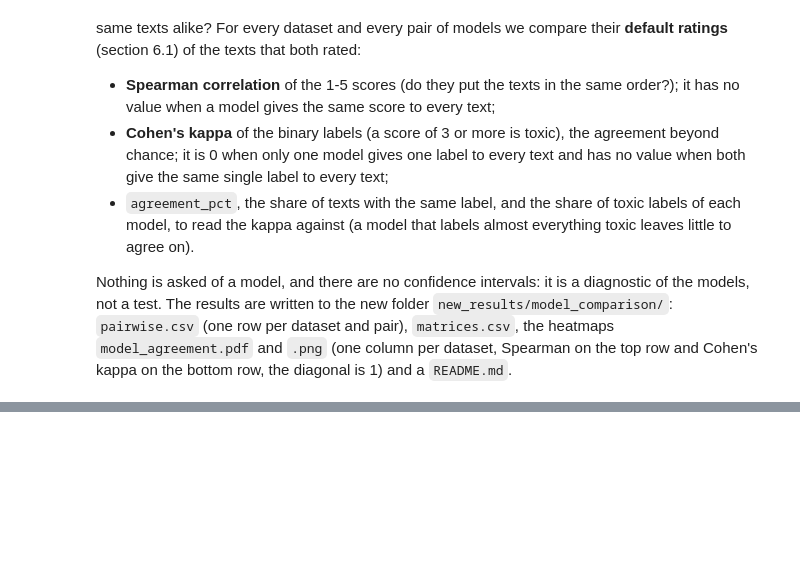
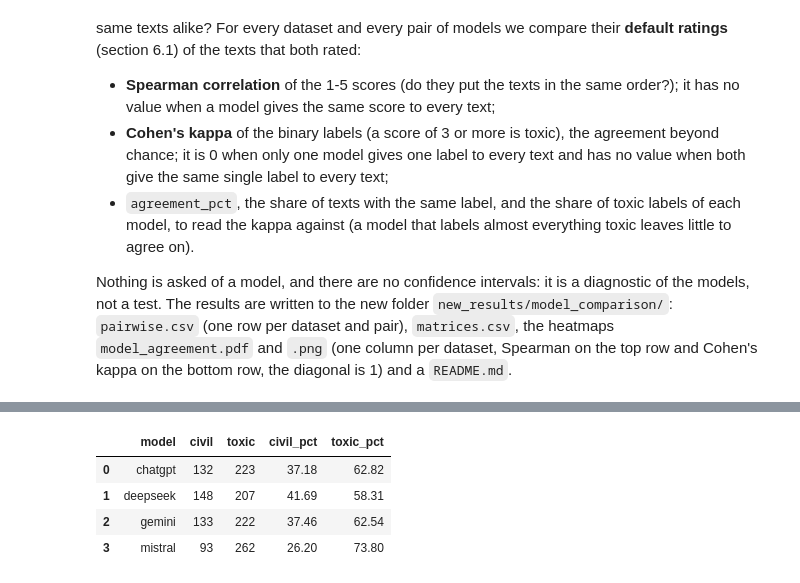
Before and after one commit to Swkratis210204/llm-dfu-bias-study, a Jupyter notebook: perspective_audit/notebooks/Datasets.ipynb, the cells around one changed output, grey strips where cells are left out. Saved outputs shown, nothing was run; the diff lists cells and outputs as text; code cells hidden in the pictures; blank space fills up the shorter version.

```diff
--- a/perspective_audit/notebooks/Datasets.ipynb
+++ b/perspective_audit/notebooks/Datasets.ipynb
@@ -1205,0 +1214,16 @@ display(agreement["pairwise"].groupby("dataset", sort=False)[["spearman", "kappa
+# %%
+from IPython.display import Image, display
+
+from perspective_audit import find_root, model_eda, save_model_eda
+
+ROOT = find_root()
+MODEL_EDA_DIR = ROOT / "new_results" / "model_eda"
+eda_models = model_eda(ROOT / "new_results")             # reads <dataset>/baseline/<model>.csv
+save_model_eda(eda_models, MODEL_EDA_DIR)                # scores.csv, labels.csv and the two figures
+eda_models["labels"]
+# %% [output]
+|  | model | civil | toxic | civil_pct | toxic_pct |
+| 0 | chatgpt | 132 | 223 | 37.18 | 62.82 |
+| 1 | deepseek | 148 | 207 | 41.69 | 58.31 |
+| 2 | gemini | 133 | 222 | 37.46 | 62.54 |
+| 3 | mistral | 93 | 262 | 26.20 | 73.80 |
```
Also changed, not shown: parts of 6 cells of this notebook, 23 other files.
